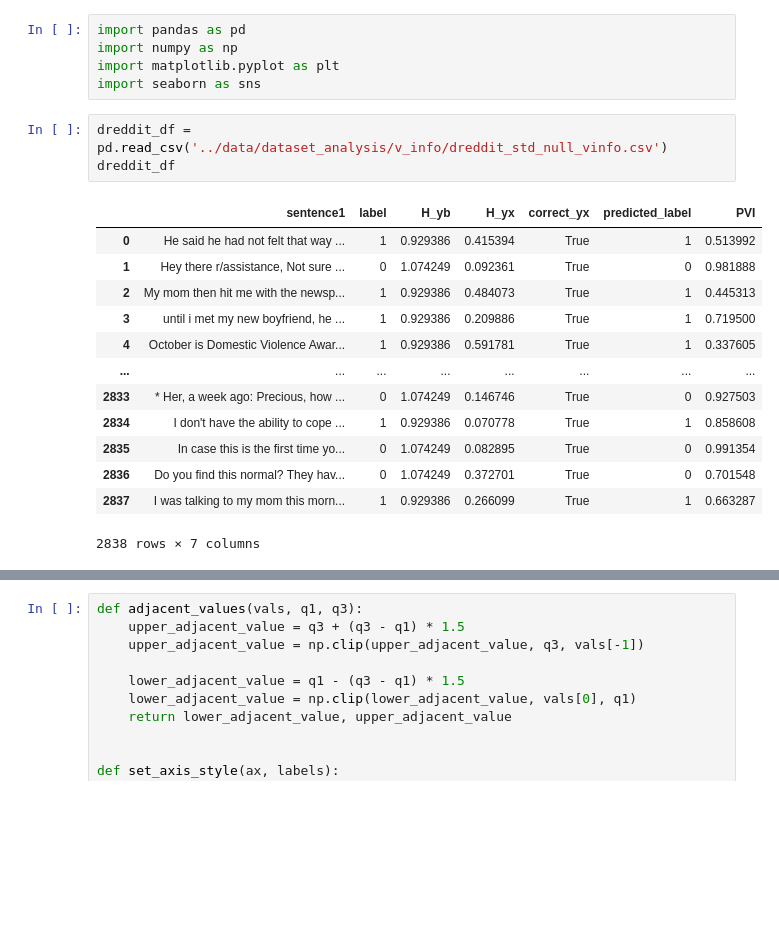
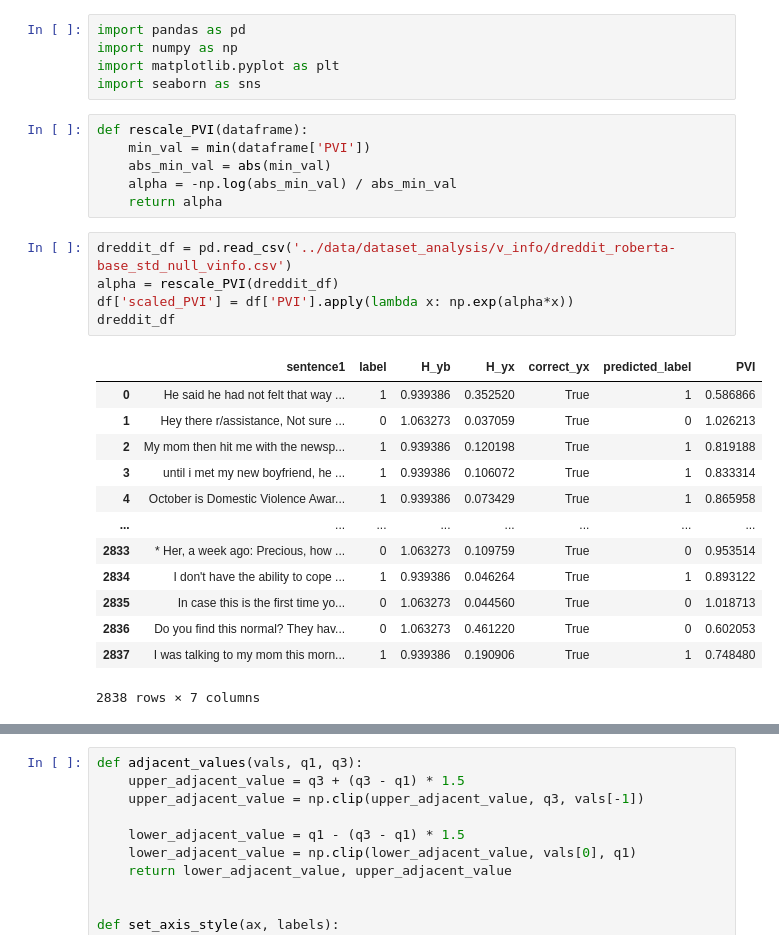
Before and after one commit to AmeyHengle/ANGST, a Jupyter notebook: notebooks/v_usable_info.ipynb, the cells around one changed output, grey strips where cells are left out. Drawn from its saved outputs; the diff is of its cells as text; blank space fills up the shorter version.

```diff
--- a/notebooks/v_usable_info.ipynb
+++ b/notebooks/v_usable_info.ipynb
@@ -3,21 +3,29 @@ import pandas as pd
 import numpy as np
 import matplotlib.pyplot as plt
 import seaborn as sns
+# %%
+def rescale_PVI(dataframe):
+    min_val = min(dataframe['PVI'])
+    abs_min_val = abs(min_val)
+    alpha = -np.log(abs_min_val) / abs_min_val
+    return alpha
 # %%
-dreddit_df = pd.read_csv('../data/dataset_analysis/v_info/dreddit_std_null_vinfo.csv')
+dreddit_df = pd.read_csv('../data/dataset_analysis/v_info/dreddit_roberta-base_std_null_vinfo.csv')
+alpha = rescale_PVI(dreddit_df)
+df['scaled_PVI'] = df['PVI'].apply(lambda x: np.exp(alpha*x))
 dreddit_df
 # %% [output]
 |  | sentence1 | label | H_yb | H_yx | correct_yx | predicted_label | PVI |
-| 0 | He said he had not felt that way ... | 1 | 0.929386 | 0.415394 | True | 1 | 0.513992 |
-| 1 | Hey there r/assistance, Not sure ... | 0 | 1.074249 | 0.092361 | True | 0 | 0.981888 |
-| 2 | My mom then hit me with the newsp... | 1 | 0.929386 | 0.484073 | True | 1 | 0.445313 |
-| 3 | until i met my new boyfriend, he ... | 1 | 0.929386 | 0.209886 | True | 1 | 0.719500 |
-| 4 | October is Domestic Violence Awar... | 1 | 0.929386 | 0.591781 | True | 1 | 0.337605 |
+| 0 | He said he had not felt that way ... | 1 | 0.939386 | 0.352520 | True | 1 | 0.586866 |
+| 1 | Hey there r/assistance, Not sure ... | 0 | 1.063273 | 0.037059 | True | 0 | 1.026213 |
+| 2 | My mom then hit me with the newsp... | 1 | 0.939386 | 0.120198 | True | 1 | 0.819188 |
+| 3 | until i met my new boyfriend, he ... | 1 | 0.939386 | 0.106072 | True | 1 | 0.833314 |
+| 4 | October is Domestic Violence Awar... | 1 | 0.939386 | 0.073429 | True | 1 | 0.865958 |
 | ... | ... | ... | ... | ... | ... | ... | ... |
-| 2833 | * Her, a week ago: Precious, how ... | 0 | 1.074249 | 0.146746 | True | 0 | 0.927503 |
-| 2834 | I don't have the ability to cope ... | 1 | 0.929386 | 0.070778 | True | 1 | 0.858608 |
-| 2835 | In case this is the first time yo... | 0 | 1.074249 | 0.082895 | True | 0 | 0.991354 |
-| 2836 | Do you find this normal? They hav... | 0 | 1.074249 | 0.372701 | True | 0 | 0.701548 |
-| 2837 | I was talking to my mom this morn... | 1 | 0.929386 | 0.266099 | True | 1 | 0.663287 |
+| 2833 | * Her, a week ago: Precious, how ... | 0 | 1.063273 | 0.109759 | True | 0 | 0.953514 |
+| 2834 | I don't have the ability to cope ... | 1 | 0.939386 | 0.046264 | True | 1 | 0.893122 |
+| 2835 | In case this is the first time yo... | 0 | 1.063273 | 0.044560 | True | 0 | 1.018713 |
+| 2836 | Do you find this normal? They hav... | 0 | 1.063273 | 0.461220 | True | 0 | 0.602053 |
+| 2837 | I was talking to my mom this morn... | 1 | 0.939386 | 0.190906 | True | 1 | 0.748480 |
 2838 rows × 7 columns
 # %%
```
Also changed, not shown: parts of 18 cells of this notebook, 9 other files.
